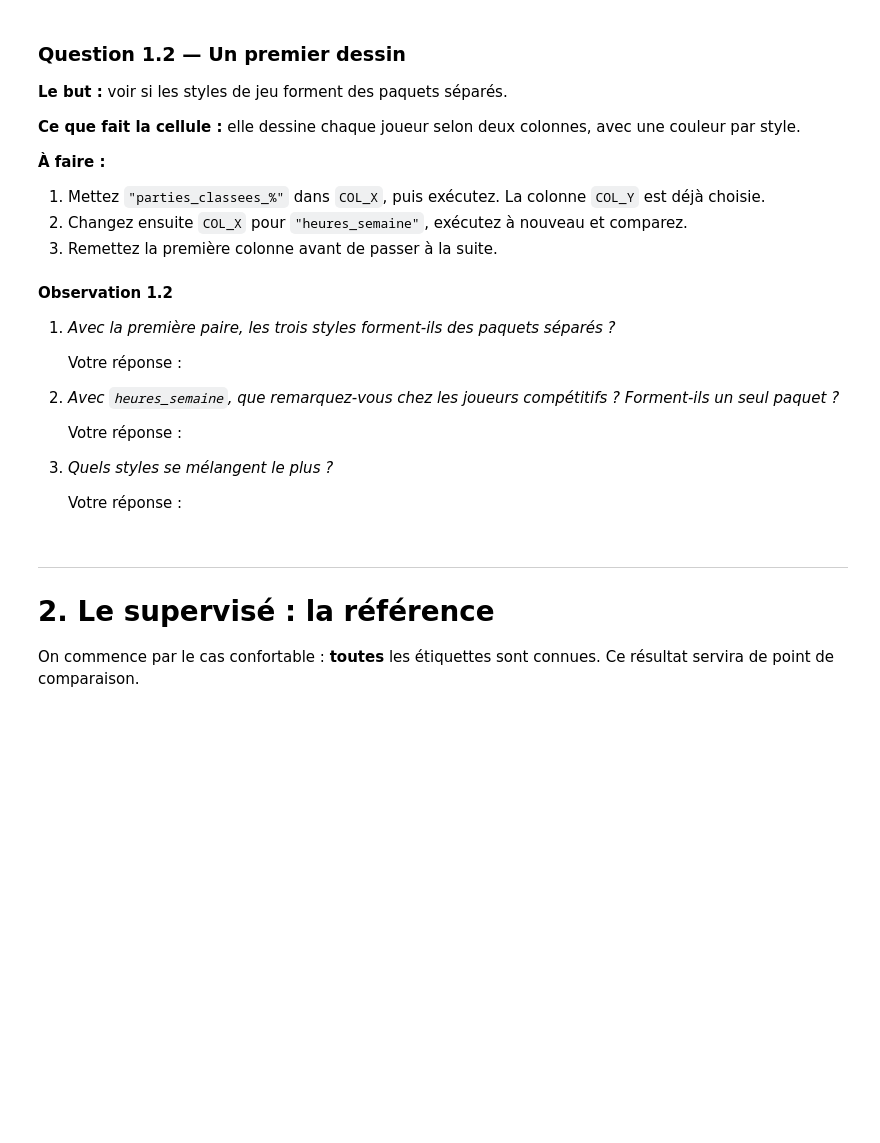
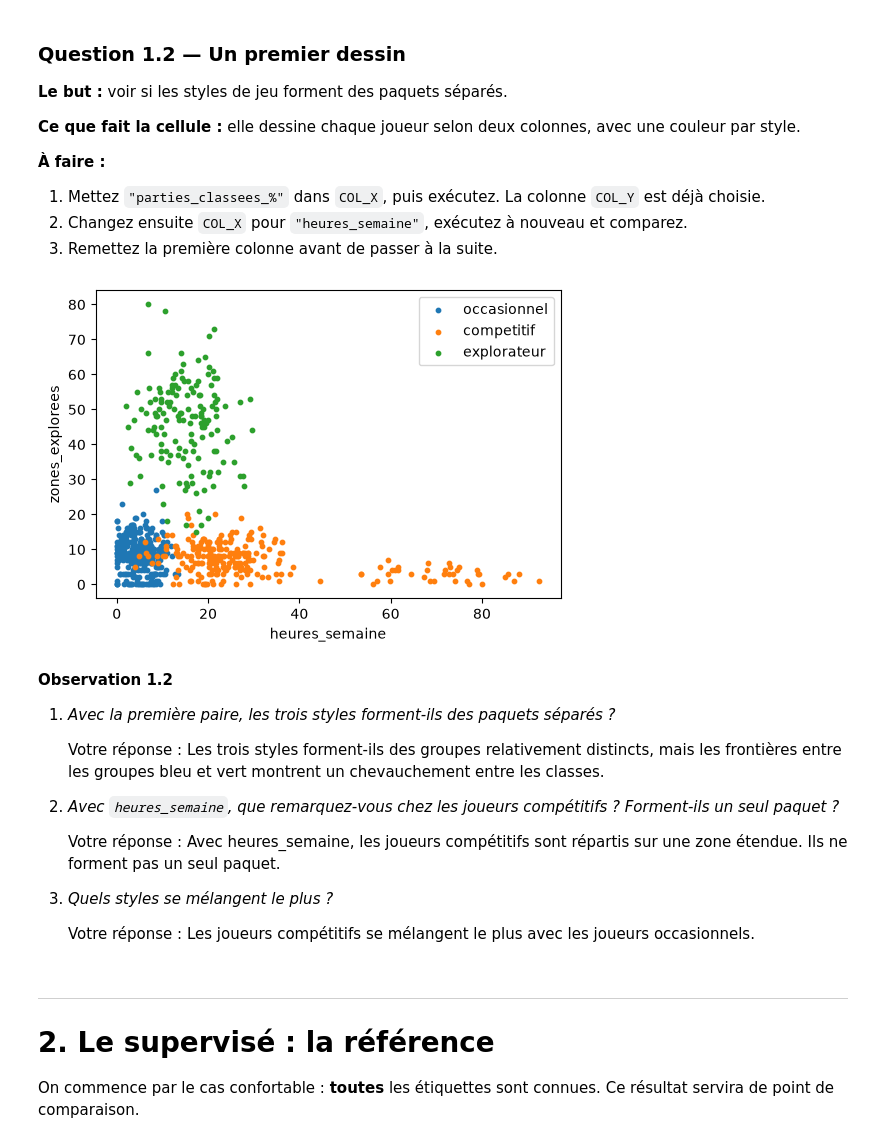
Before and after one commit to xuan996-labo/tp2-ia, a Jupyter notebook: TP2_depart.ipynb, the cells around one changed output. Cells and saved outputs as stored; diff of their text form; code cells hidden in the pictures; blank space fills up the shorter version.

```diff
--- a/TP2_depart.ipynb
+++ b/TP2_depart.ipynb
@@ -85,7 +87,7 @@ print("Données chargées.")
 print("forme de X :", X.shape)        # (nombre de joueurs, nombre de mesures)
 print()
 for i, nom in enumerate(classes):
-    nombre = ...                      # ← à compléter
+    nombre = np.sum(y==i)                      # ← à compléter
     print(f"{nom:15s} : {nombre} joueurs")
 print()
 for j, nom in enumerate(colonnes):
@@ -118,31 +134,33 @@ for j, nom in enumerate(colonnes):
 2. Changez ensuite `COL_X` pour `"heures_semaine"`, exécutez à nouveau et comparez.
 3. Remettez la première colonne avant de passer à la suite.
 # %%
-COL_X = ...                          # ← à compléter : un nom de colonne, entre guillemets
+COL_X = "heures_semaine"                          # ← à compléter : un nom de colonne, entre guillemets
 COL_Y = "zones_explorees"
 
 jx, jy = colonnes.index(COL_X), colonnes.index(COL_Y)
 plt.figure(figsize=(6, 4))
 for i, nom in enumerate(classes):
     plt.scatter(X[y == i, jx], X[y == i, jy], s=10, label=nom)
 plt.xlabel(COL_X)
 plt.ylabel(COL_Y)
 plt.legend()
 plt.show()
+# %% [output]
+[figure, added]
 # %% [markdown]
 **Observation 1.2**
 
 1. *Avec la première paire, les trois styles forment-ils des paquets séparés ?*
 
-   Votre réponse :
+   Votre réponse : Les trois styles forment-ils des groupes relativement distincts, mais les frontières entre les groupes bleu et vert montrent un chevauchement entre les classes.
 
 2. *Avec `heures_semaine`, que remarquez-vous chez les joueurs compétitifs ? Forment-ils un seul paquet ?*
 
-   Votre réponse :
+   Votre réponse : Avec heures_semaine, les joueurs compétitifs sont répartis sur une zone étendue. Ils ne forment pas un seul paquet.
 
 3. *Quels styles se mélangent le plus ?*
 
-   Votre réponse :
+   Votre réponse : Les joueurs compétitifs se mélangent le plus avec les joueurs occasionnels.
 # %% [markdown]
 ---
 # 2. Le supervisé : la référence
```
Also changed, not shown: parts of 4 cells of this notebook.
